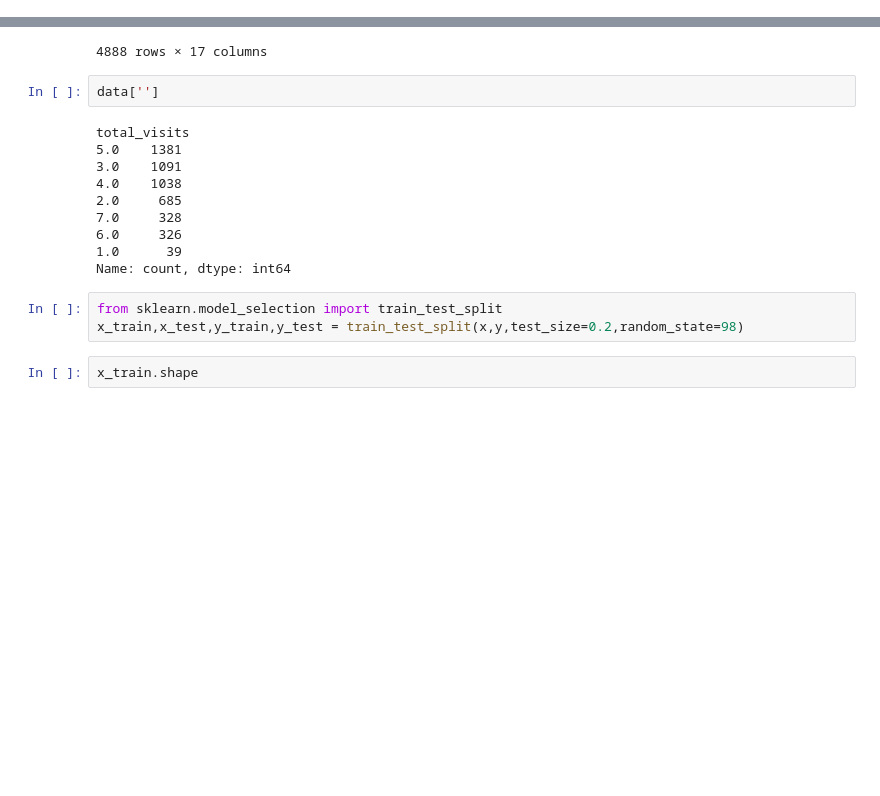
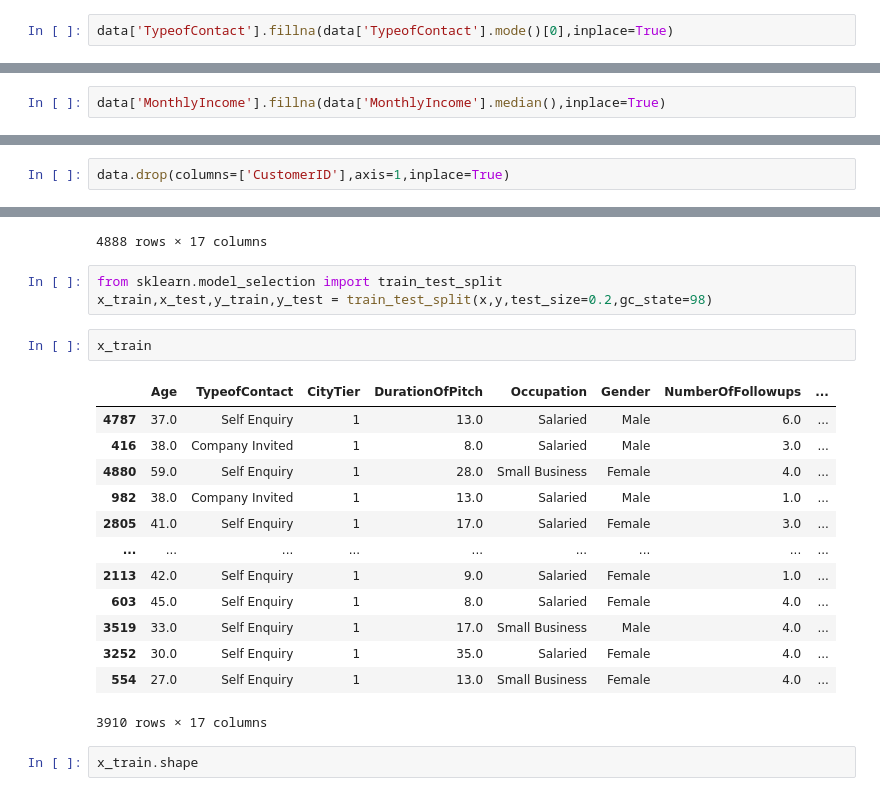
Before and after one commit to samurai5634/Complete-Data-Science-With-Machine-Learning-And-NLP-2024-main, a Jupyter notebook: 11-Random Forest/rfclass.ipynb, the cells around one changed output, grey strips where cells are left out. Saved outputs shown, nothing was run; the diff lists cells and outputs as text; blank space fills up the shorter version.

```diff
--- a/11-Random Forest/rfclass.ipynb
+++ b/11-Random Forest/rfclass.ipynb
@@ -293,3 +293,5 @@ For example, when doing 'df[col].method(value, inplace=True)', try using 'df.met
 
 
   data['MonthlyIncome'].fillna(data['MonthlyIncome'].median(),inplace=True)
+# %%
+data['TypeofContact'].fillna(data['TypeofContact'].mode()[0],inplace=True)
@@ -295,0 +305,2 @@ For example, when doing 'df[col].method(value, inplace=True)', try using 'df.met
+# %%
+data['MonthlyIncome'].fillna(data['MonthlyIncome'].median(),inplace=True)
@@ -386,3 +387,5 @@ data['']
+# %%
+data.drop(columns=['CustomerID'],axis=1,inplace=True)
 # %%
 x = data.drop('ProdTaken',axis=1)
 y = data['ProdTaken']
@@ -402,21 +405,25 @@ x
 | 4886 | 19.0 | Self Enquiry | 3 | 16.0 | Small Business | Male | 4.0 | ... |
 | 4887 | 36.0 | Self Enquiry | 1 | 14.0 | Salaried | Male | 4.0 | ... |
 4888 rows × 17 columns
-# %%
-data['']
-# %% [output]
-total_visits
-5.0    1381
-3.0    1091
-4.0    1038
-2.0     685
-7.0     328
-6.0     326
-1.0      39
-Name: count, dtype: int64
 # %%
 from sklearn.model_selection import train_test_split
-x_train,x_test,y_train,y_test = train_test_split(x,y,test_size=0.2,random_state=98)
+x_train,x_test,y_train,y_test = train_test_split(x,y,test_size=0.2,gc_state=98)
+# %%
+x_train
+# %% [output]
+|  | Age | TypeofContact | CityTier | DurationOfPitch | Occupation | Gender | NumberOfFollowups | ... |
+| 4787 | 37.0 | Self Enquiry | 1 | 13.0 | Salaried | Male | 6.0 | ... |
+| 416 | 38.0 | Company Invited | 1 | 8.0 | Salaried | Male | 3.0 | ... |
+| 4880 | 59.0 | Self Enquiry | 1 | 28.0 | Small Business | Female | 4.0 | ... |
+| 982 | 38.0 | Company Invited | 1 | 13.0 | Salaried | Male | 1.0 | ... |
+| 2805 | 41.0 | Self Enquiry | 1 | 17.0 | Salaried | Female | 3.0 | ... |
+| ... | ... | ... | ... | ... | ... | ... | ... | ... |
+| 2113 | 42.0 | Self Enquiry | 1 | 9.0 | Salaried | Female | 1.0 | ... |
+| 603 | 45.0 | Self Enquiry | 1 | 8.0 | Salaried | Female | 4.0 | ... |
+| 3519 | 33.0 | Self Enquiry | 1 | 17.0 | Small Business | Male | 4.0 | ... |
+| 3252 | 30.0 | Self Enquiry | 1 | 35.0 | Salaried | Female | 4.0 | ... |
+| 554 | 27.0 | Self Enquiry | 1 | 13.0 | Small Business | Female | 4.0 | ... |
+3910 rows × 17 columns
 # %%
 x_train.shape
 # %% [output]
```
Also changed, not shown: parts of 25 cells of this notebook, 1 other file.
